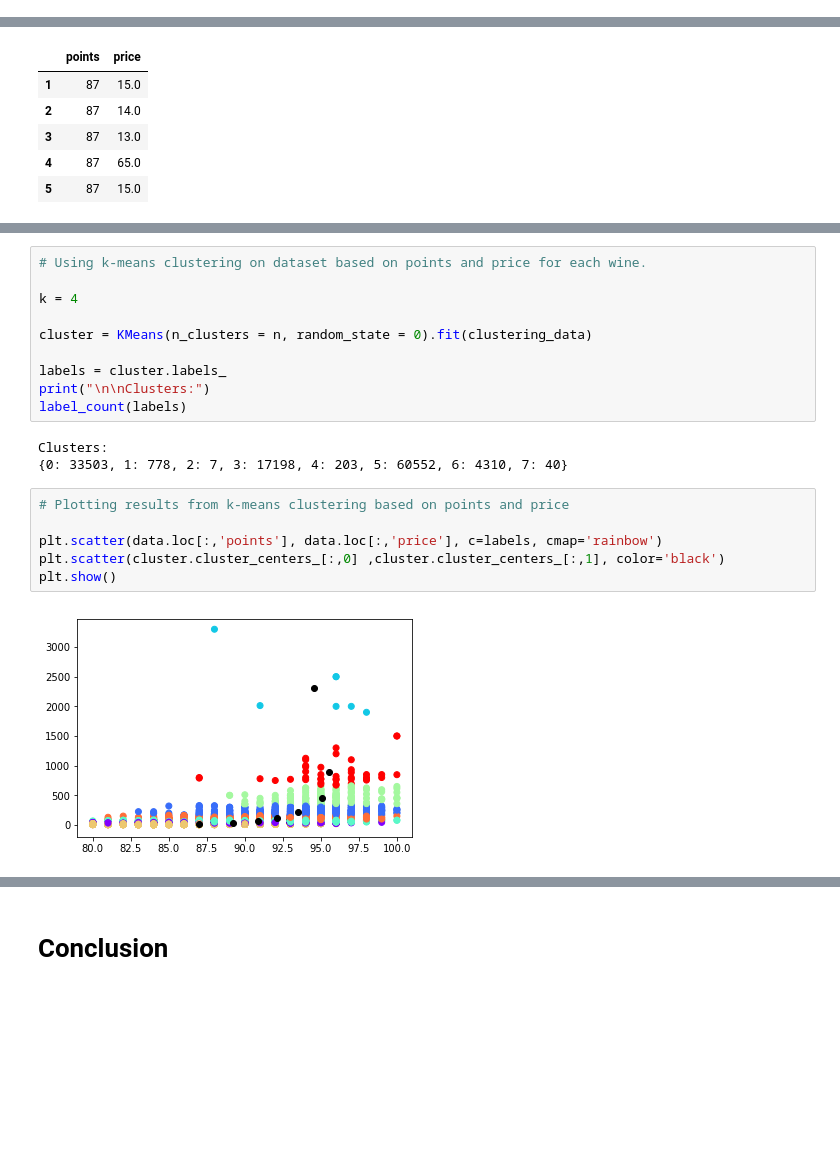
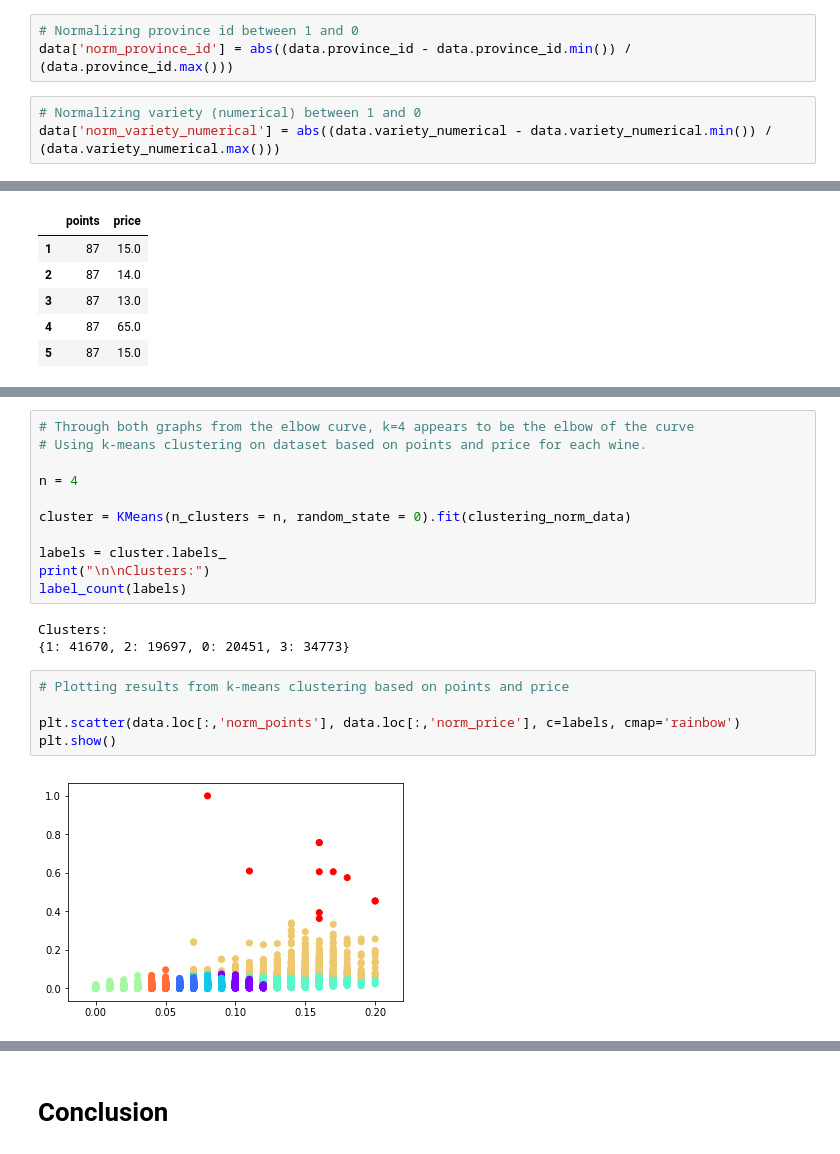
Before and after one commit to jems2019/CMPE257, a Jupyter notebook: K_Means_clustering/normalized_kmeans_price_points.ipynb, the cells around one changed output, grey strips where cells are left out. Drawn from its saved outputs; the diff is of its cells as text; blank space fills up the shorter version.

```diff
--- a/K_Means_clustering/normalized_kmeans_price_points.ipynb
+++ b/K_Means_clustering/normalized_kmeans_price_points.ipynb
@@ -101,6 +102,12 @@ def get_top_x_per_cluster(x, col, data, clusters, n):
             if(y < len(sorted_list)):
                 print(sorted_list[y])
     return
+# %%
+# Normalizing province id between 1 and 0
+data['norm_province_id'] = abs((data.province_id - data.province_id.min()) / (data.province_id.max()))
+# %%
+# Normalizing variety (numerical) between 1 and 0
+data['norm_variety_numerical'] = abs((data.variety_numerical - data.variety_numerical.min()) / (data.variety_numerical.max()))
 # %%
 # Determine k using elbow method
 
@@ -292,23 +311,23 @@ pl.show()
 # %%
+# Through both graphs from the elbow curve, k=4 appears to be the elbow of the curve
 # Using k-means clustering on dataset based on points and price for each wine.
 
-k = 4
+n = 4
 
-cluster = KMeans(n_clusters = n, random_state = 0).fit(clustering_data)
+cluster = KMeans(n_clusters = n, random_state = 0).fit(clustering_norm_data)
 
 labels = cluster.labels_
 print("\n\nClusters:")
 label_count(labels)
 # %% [output]
 Clusters:
-{0: 33503, 1: 778, 2: 7, 3: 17198, 4: 203, 5: 60552, 6: 4310, 7: 40}
+{1: 41670, 2: 19697, 0: 20451, 3: 34773}
 # %%
 # Plotting results from k-means clustering based on points and price
 
-plt.scatter(data.loc[:,'points'], data.loc[:,'price'], c=labels, cmap='rainbow')
-plt.scatter(cluster.cluster_centers_[:,0] ,cluster.cluster_centers_[:,1], color='black')
+plt.scatter(data.loc[:,'norm_points'], data.loc[:,'norm_price'], c=labels, cmap='rainbow')
 plt.show()
 # %% [output]
-[figure, old version]
+[figure, new version]
 # %%
 # Get top 3 points from each cluster formed
```
Also changed, not shown: parts of 17 cells of this notebook.
